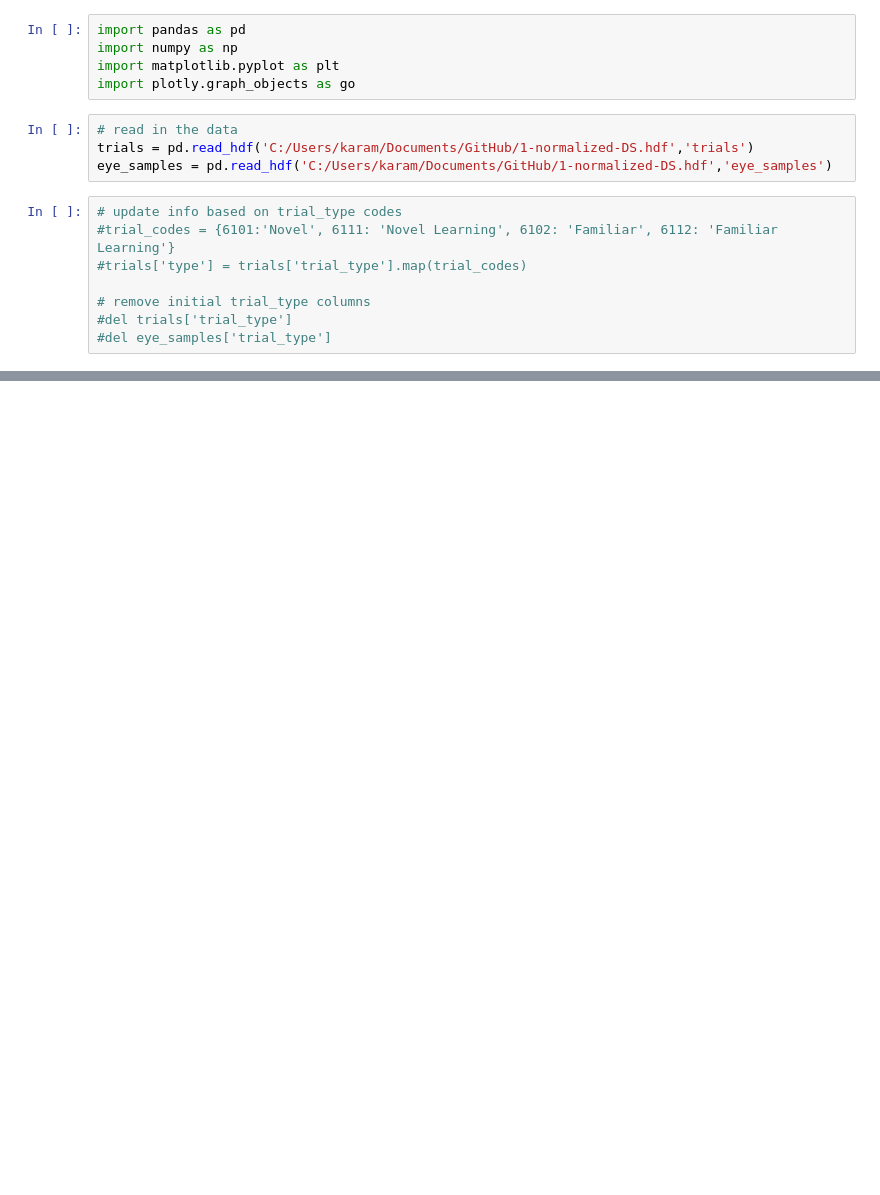
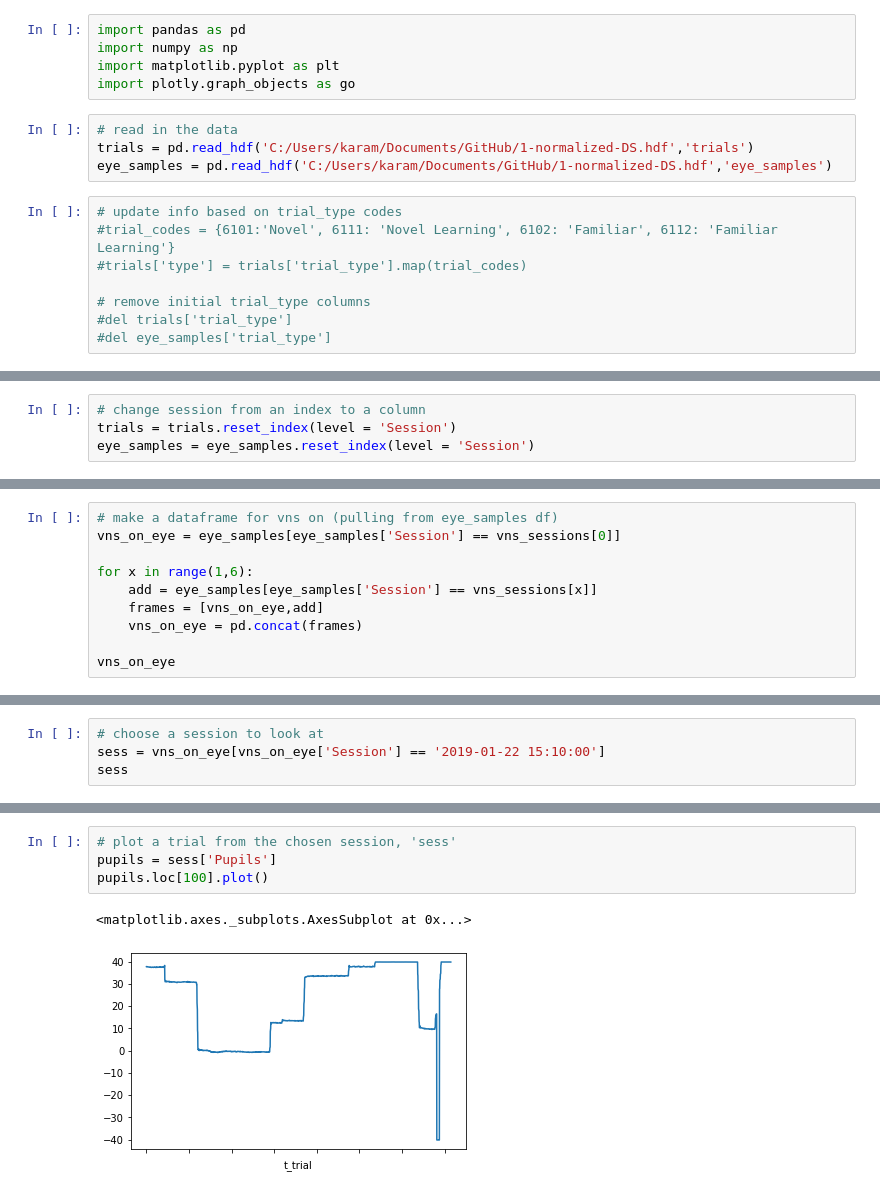
Before and after one commit to schlich/vns, a Jupyter notebook: data_exploration.ipynb, the cells around one changed output, grey strips where cells are left out. Saved outputs shown, nothing was run; the diff lists cells and outputs as text; blank space fills up the shorter version.

Commit message:
separate dfs for stim on and stim off
created 4 dataframes (2 from trials, 2 from eye_samples) for stim on vs. stim off; plotted a sample pupil trial from a stim on session

```diff
--- a/data_exploration.ipynb
+++ b/data_exploration.ipynb
@@ -19,0 +18,4 @@ trials = trials.reset_index(level = 'Session')
+# %%
+# change session from an index to a column
+trials = trials.reset_index(level = 'Session')
+eye_samples = eye_samples.reset_index(level = 'Session')
@@ -19,0 +159,10 @@ trials = trials.reset_index(level = 'Session')
+# %%
+# make a dataframe for vns on (pulling from eye_samples df)
+vns_on_eye = eye_samples[eye_samples['Session'] == vns_sessions[0]]
+
+for x in range(1,6):
+    add = eye_samples[eye_samples['Session'] == vns_sessions[x]]
+    frames = [vns_on_eye,add]
+    vns_on_eye = pd.concat(frames)
+
+vns_on_eye
@@ -186,0 +234,4 @@ trial0.head()
+# %%
+# choose a session to look at
+sess = vns_on_eye[vns_on_eye['Session'] == '2019-01-22 15:10:00']
+sess
@@ -186,0 +271,7 @@ trial0.head()
+# %%
+# plot a trial from the chosen session, 'sess'
+pupils = sess['Pupils']
+pupils.loc[100].plot()
+# %% [output]
+<matplotlib.axes._subplots.AxesSubplot at 0x...>
+[figure, added]
```
Also changed, not shown: parts of 23 cells of this notebook.
